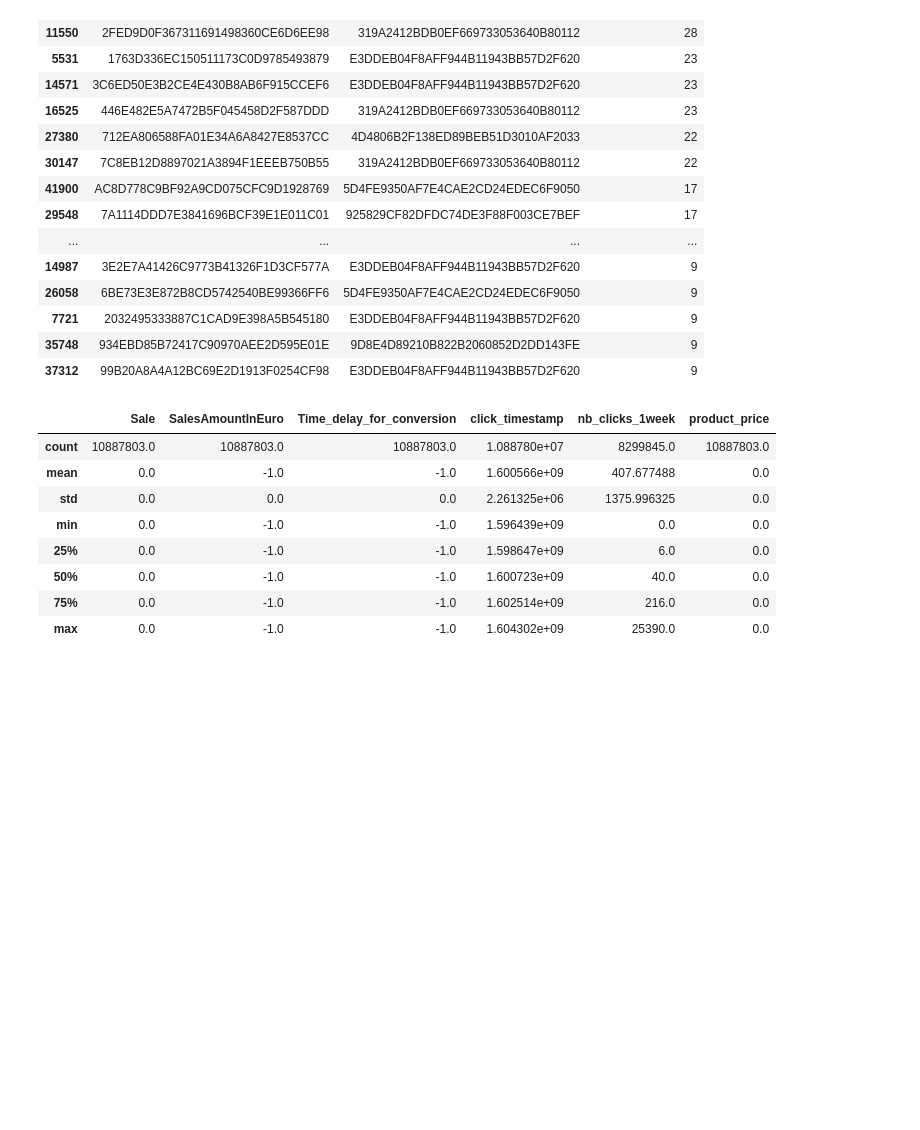
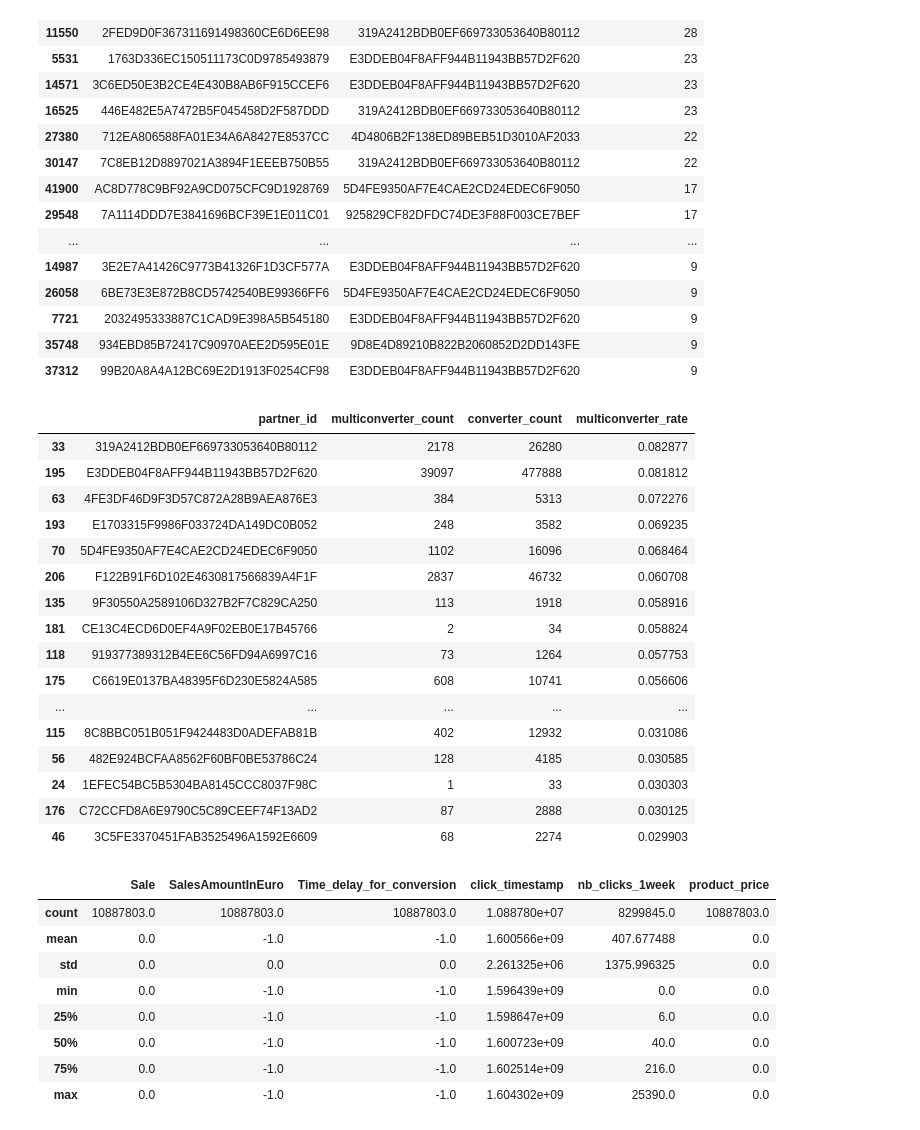
Before and after one commit to columbia/cookiemonster, a Jupyter notebook: notebooks/criteo_dataset_analysis.ipynb, the cells around one changed output. Cells and saved outputs as stored; diff of their text form; code cells hidden in the pictures; blank space fills up the shorter version.

Commit message:
calculate multiconverter rate for criteo partners

```diff
--- a/notebooks/criteo_dataset_analysis.ipynb
+++ b/notebooks/criteo_dataset_analysis.ipynb
@@ -172,6 +172,42 @@ max           33.000000
 | 7721 | 2032495333887C1CAD9E398A5B545180 | E3DDEB04F8AFF944B11943BB57D2F620 | 9 |
 | 35748 | 934EBD85B72417C90970AEE2D595E01E | 9D8E4D89210B822B2060852D2DD143FE | 9 |
 | 37312 | 99B20A8A4A12BC69E2D1913F0254CF98 | E3DDEB04F8AFF944B11943BB57D2F620 | 9 |
+# %%
+"""
+1e) What is the description of the multi-converter rate per advertiser? Where multi-converter rate is (number of users who convert more than once for an advertiser) / (number of users who convert for an advertiser)
+"""
+conversions = criteo[criteo.Sale == 1]
+user_advertiser_conversions = conversions.groupby(["user_id", "partner_id"]).size()
+multiconverters = user_advertiser_conversions[user_advertiser_conversions > 1].reset_index(name="multiconverter_count").groupby(["partner_id"]).size().reset_index(name="multiconverter_count")
+converters = user_advertiser_conversions.reset_index(name="converter_count").groupby(["partner_id"]).size().reset_index(name="converter_count")
+
+multiconverter_rates = pd.merge(multiconverters, converters, how="inner", on="partner_id")
+multiconverter_rates = multiconverter_rates.assign(
+    multiconverter_rate=multiconverter_rates.apply(
+        lambda r: r.multiconverter_count / r.converter_count,
+        axis=1,
+    ),
+).sort_values(by=["multiconverter_rate"], ascending=False)
+
+multiconverter_rates.head(40)
+# %% [output]
+|  | partner_id | multiconverter_count | converter_count | multiconverter_rate |
+| 33 | 319A2412BDB0EF669733053640B80112 | 2178 | 26280 | 0.082877 |
+| 195 | E3DDEB04F8AFF944B11943BB57D2F620 | 39097 | 477888 | 0.081812 |
+| 63 | 4FE3DF46D9F3D57C872A28B9AEA876E3 | 384 | 5313 | 0.072276 |
+| 193 | E1703315F9986F033724DA149DC0B052 | 248 | 3582 | 0.069235 |
+| 70 | 5D4FE9350AF7E4CAE2CD24EDEC6F9050 | 1102 | 16096 | 0.068464 |
+| 206 | F122B91F6D102E4630817566839A4F1F | 2837 | 46732 | 0.060708 |
+| 135 | 9F30550A2589106D327B2F7C829CA250 | 113 | 1918 | 0.058916 |
+| 181 | CE13C4ECD6D0EF4A9F02EB0E17B45766 | 2 | 34 | 0.058824 |
+| 118 | 919377389312B4EE6C56FD94A6997C16 | 73 | 1264 | 0.057753 |
+| 175 | C6619E0137BA48395F6D230E5824A585 | 608 | 10741 | 0.056606 |
+| ... | ... | ... | ... | ... |
+| 115 | 8C8BBC051B051F9424483D0ADEFAB81B | 402 | 12932 | 0.031086 |
+| 56 | 482E924BCFAA8562F60BF0BE53786C24 | 128 | 4185 | 0.030585 |
+| 24 | 1EFEC54BC5B5304BA8145CCC8037F98C | 1 | 33 | 0.030303 |
+| 176 | C72CCFD8A6E9790C5C89CEEF74F13AD2 | 87 | 2888 | 0.030125 |
+| 46 | 3C5FE3370451FAB3525496A1592E6609 | 68 | 2274 | 0.029903 |
 # %%
 """
 2a) What is the description of the impressions?
```
Also changed, not shown: parts of 1 cell of this notebook.
